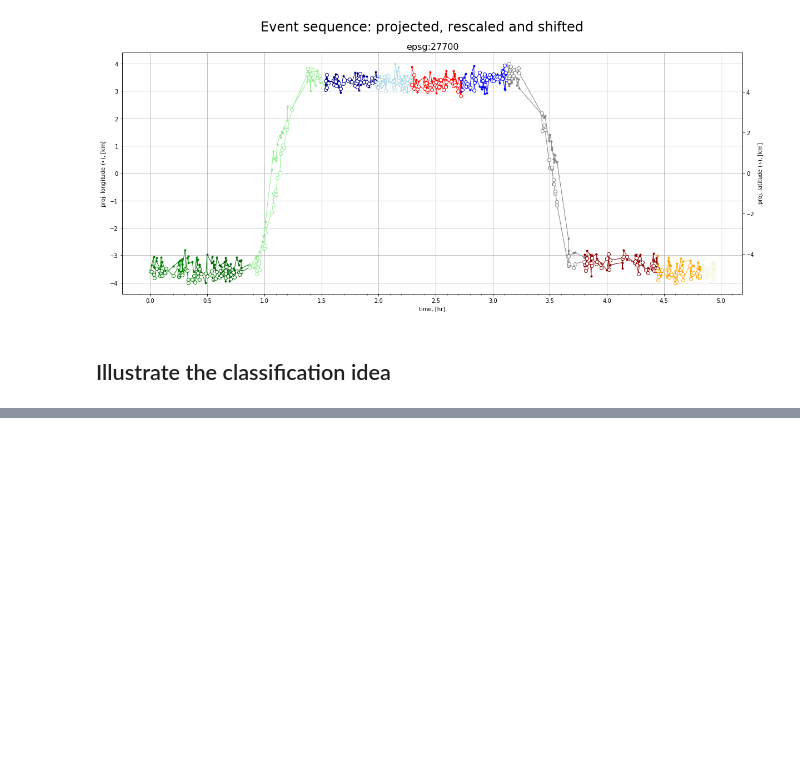
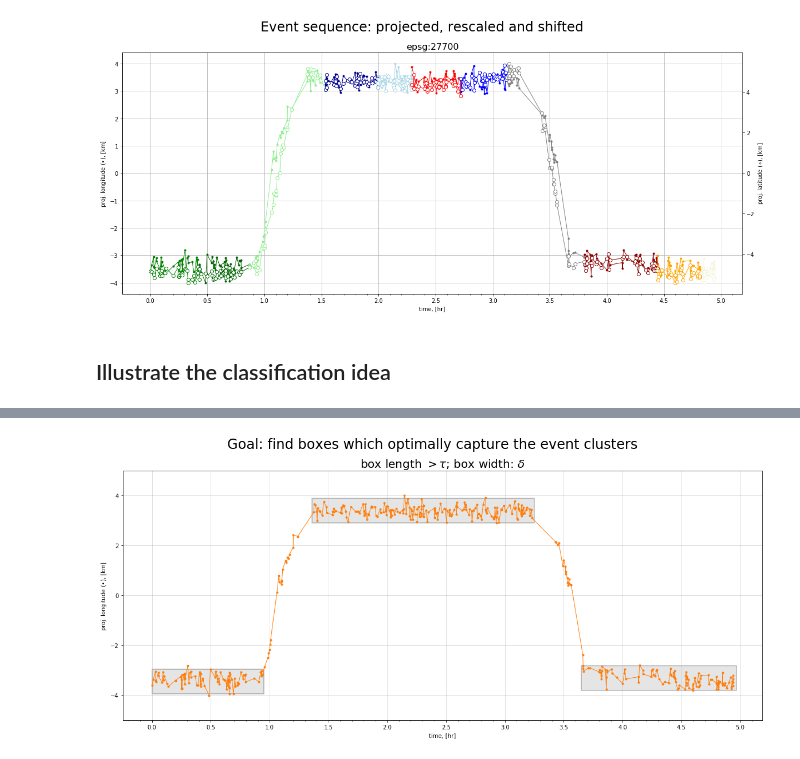
Before and after one commit to m-salewski/stay_classification, a Jupyter notebook: notebooks/real_data_playground/stay_classification_illustrate_with_gps_and_box.ipynb, the cells around one changed output, grey strips where cells are left out. Saved outputs shown, nothing was run; the diff lists cells and outputs as text; code cells hidden in the pictures; blank space fills up the shorter version.

```diff
--- a/notebooks/real_data_playground/stay_classification_illustrate_with_gps_and_box.ipynb
+++ b/notebooks/real_data_playground/stay_classification_illustrate_with_gps_and_box.ipynb
@@ -178,0 +185,12 @@ from matplotlib.patches import Rectangle
+# %%
+def draw_bins(x_loc, y_loc, duration, eps, nr_bins, box_dict, ax):
+
+    from matplotlib.collections import PatchCollection
+    from matplotlib.patches import Rectangle
+
+    for n in range(0,2*nr_bins,2):
+        factor = (n-1)
+        rect = Rectangle((x_loc, y_loc+factor*eps), duration, 2*eps)
+        ax.add_collection(PatchCollection([rect], **box_dict))
+
+    return None
@@ -178,0 +210,17 @@ from matplotlib.patches import Rectangle
+# %%
+fig, ax = plt.subplots(1,1, figsize=[20,8])
+
+ax.plot(stamps, nplons, '.-', color='C1', lw=1, label='raw')
+
+# Boxes
+box_dict = dict(facecolor='gray', alpha=0.2, edgecolor='k',linewidth=2)
+draw_bin(1.36,  3.40, 1.89, 0.5, box_dict, ax)
+draw_bin(0.00, -3.45, 0.95, 0.5, box_dict, ax)
+draw_bin(3.65, -3.32, 1.32, 0.5, box_dict, ax)
+
+axes_settings(ax)
+ax.set_title(r'box length $> \tau$; box width: $\delta$', fontsize=20)
+fig.suptitle('Goal: find boxes which optimally capture the event clusters', fontsize=24);
+fig.savefig('goal_of_the_boxes.png', layout='tight')
+# %% [output]
+[figure, added]
```
Also changed, not shown: parts of 14 cells of this notebook, 23 other files.
